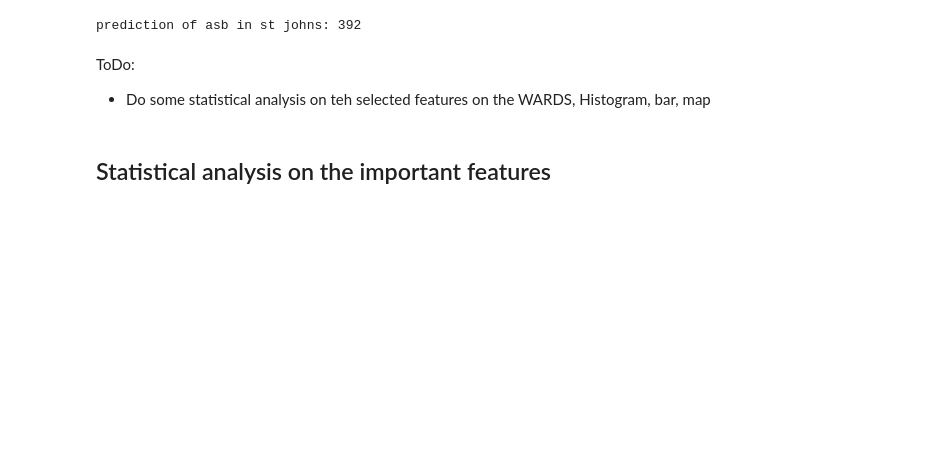
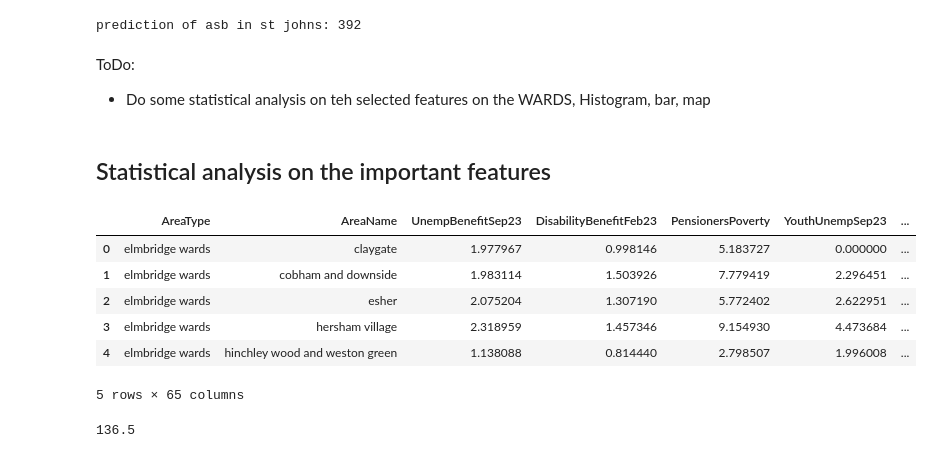
Before and after one commit to ehsantaati/asb-analyse, a Jupyter notebook: 01-asb_sc_analysis_ward.ipynb, the cells around one changed output. Saved outputs shown, nothing was run; the diff lists cells and outputs as text; code cells hidden in the pictures; blank space fills up the shorter version.

```diff
--- a/01-asb_sc_analysis_ward.ipynb
+++ b/01-asb_sc_analysis_ward.ipynb
@@ -641,3 +657,32 @@ ToDo:
 * Do some statistical analysis on teh selected features on the WARDS, Histogram, bar, map
 # %% [markdown]
 ## Statistical analysis on the important features
+# %%
+percentiles = dataset['asb_count'].quantile([0.25, 0.75])
+# Define categories based on percentiles
+low_threshold = percentiles[0.25]
+medium_threshold = percentiles[0.75]
+
+def categorize_asb(asb_count):
+  if asb_count <= low_threshold:
+    return 'Low'
+  elif asb_count <= medium_threshold:
+    return 'Medium'
+  else:
+    return 'High'
+
+# Add a new column with ASB category
+dataset['ASB Category'] = dataset['asb_count'].apply(categorize_asb)
+dataset.head()
+# %% [output]
+|  | AreaType | AreaName | UnempBenefitSep23 | DisabilityBenefitFeb23 | PensionersPoverty | YouthUnempSep23 | ... |
+| 0 | elmbridge wards | claygate | 1.977967 | 0.998146 | 5.183727 | 0.000000 | ... |
+| 1 | elmbridge wards | cobham and downside | 1.983114 | 1.503926 | 7.779419 | 2.296451 | ... |
+| 2 | elmbridge wards | esher | 2.075204 | 1.307190 | 5.772402 | 2.622951 | ... |
+| 3 | elmbridge wards | hersham village | 2.318959 | 1.457346 | 9.154930 | 4.473684 | ... |
+| 4 | elmbridge wards | hinchley wood and weston green | 1.138088 | 0.814440 | 2.798507 | 1.996008 | ... |
+5 rows × 65 columns
+# %%
+low_threshold
+# %% [output]
+136.5
```
Also changed, not shown: parts of 5 cells of this notebook, 2 other files.
